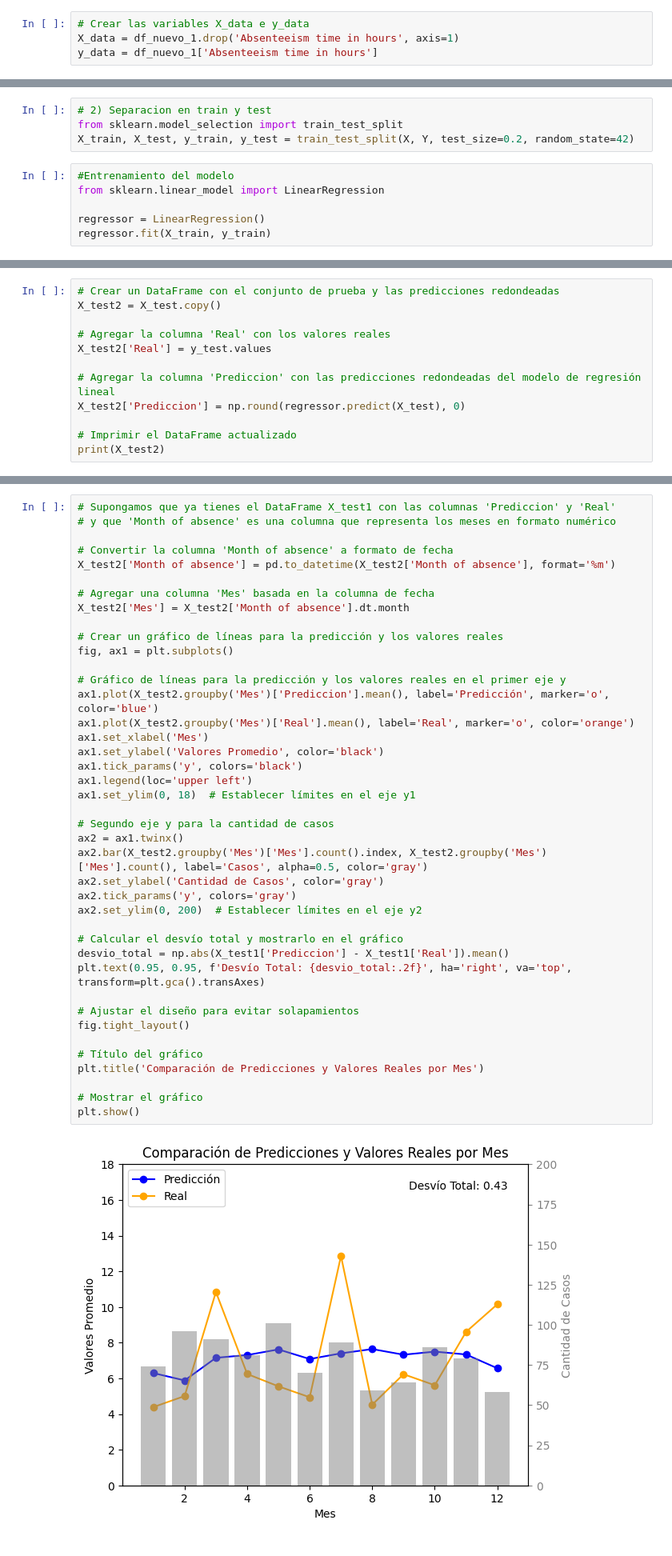
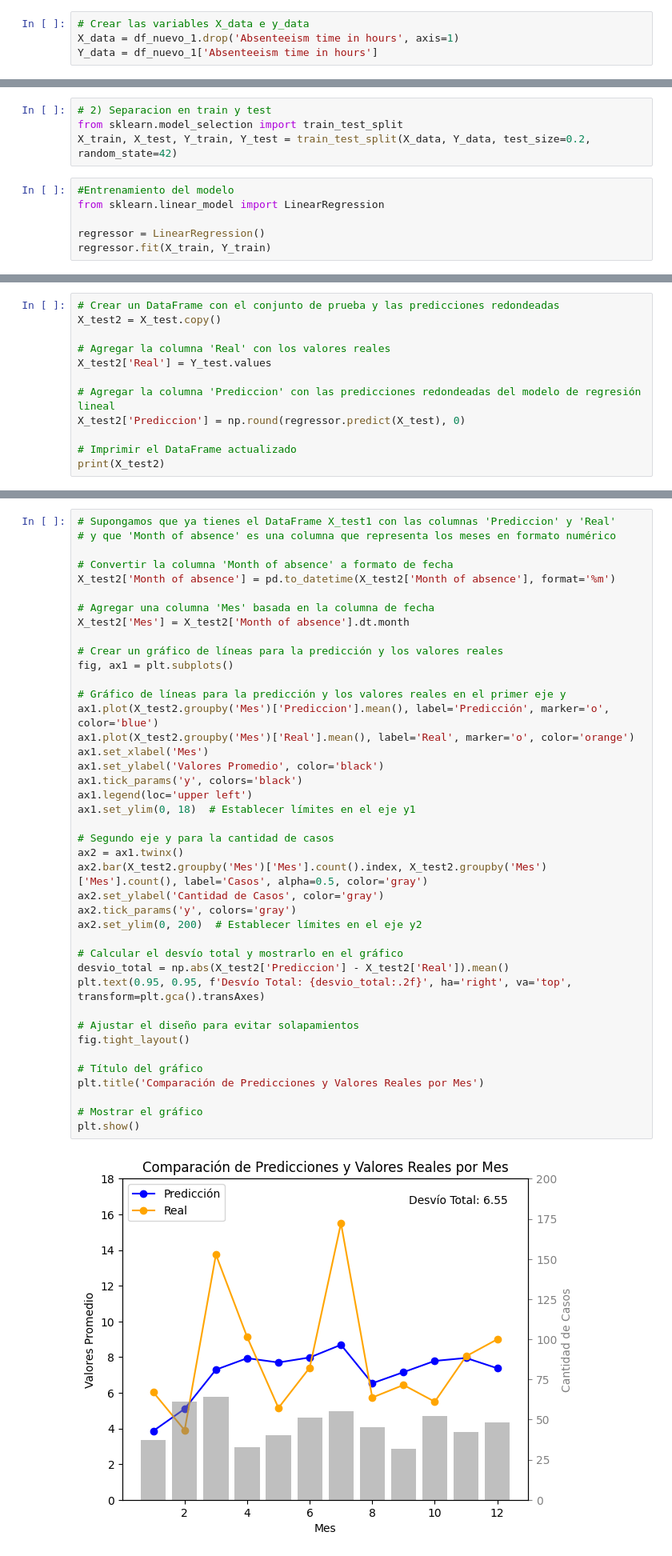
Before and after one commit to raulanegro/Chouse, a Jupyter notebook: Notebook_Final_Raul_Negro_version3_2.ipynb, the cells around one changed output, grey strips where cells are left out. Shown at 80% size. Cells and saved outputs as stored; diff of their text form.

```diff
--- a/Notebook_Final_Raul_Negro_version3_2.ipynb
+++ b/Notebook_Final_Raul_Negro_version3_2.ipynb
@@ -276,7 +261,7 @@ plt.show()
 # %%
 # Crear las variables X_data e y_data
 X_data = df_nuevo_1.drop('Absenteeism time in hours', axis=1)
-y_data = df_nuevo_1['Absenteeism time in hours']
+Y_data = df_nuevo_1['Absenteeism time in hours']
 # %% [markdown]
 # Random Forest
 # %%
@@ -476,13 +457,13 @@ Y = df_nuevo_1['Absenteeism time in hours']
 # %%
 # 2) Separacion en train y test
 from sklearn.model_selection import train_test_split
-X_train, X_test, y_train, y_test = train_test_split(X, Y, test_size=0.2, random_state=42)
+X_train, X_test, Y_train, Y_test = train_test_split(X_data, Y_data, test_size=0.2, random_state=42)
 # %%
 #Entrenamiento del modelo
 from sklearn.linear_model import LinearRegression
 
 regressor = LinearRegression()
-regressor.fit(X_train, y_train)
+regressor.fit(X_train, Y_train)
 # %% [output]
 LinearRegression()
 # %%
@@ -573,7 +566,7 @@ R-squared: 0.9715628373658771
 X_test2 = X_test.copy()
 
 # Agregar la columna 'Real' con los valores reales
-X_test2['Real'] = y_test.values
+X_test2['Real'] = Y_test.values
 
 # Agregar la columna 'Prediccion' con las predicciones redondeadas del modelo de regresión lineal
 X_test2['Prediccion'] = np.round(regressor.predict(X_test), 0)
@@ -612,35 +605,35 @@ X_test2['Mes'] = X_test2['Month of absence'].dt.month
 fig, ax1 = plt.subplots()
 
 # Gráfico de líneas para la predicción y los valores reales en el primer eje y
 ax1.plot(X_test2.groupby('Mes')['Prediccion'].mean(), label='Predicción', marker='o', color='blue')
 ax1.plot(X_test2.groupby('Mes')['Real'].mean(), label='Real', marker='o', color='orange')
 ax1.set_xlabel('Mes')
 ax1.set_ylabel('Valores Promedio', color='black')
 ax1.tick_params('y', colors='black')
 ax1.legend(loc='upper left')
 ax1.set_ylim(0, 18)  # Establecer límites en el eje y1
 
 # Segundo eje y para la cantidad de casos
 ax2 = ax1.twinx()
 ax2.bar(X_test2.groupby('Mes')['Mes'].count().index, X_test2.groupby('Mes')['Mes'].count(), label='Casos', alpha=0.5, color='gray')
 ax2.set_ylabel('Cantidad de Casos', color='gray')
 ax2.tick_params('y', colors='gray')
 ax2.set_ylim(0, 200)  # Establecer límites en el eje y2
 
 # Calcular el desvío total y mostrarlo en el gráfico
-desvio_total = np.abs(X_test1['Prediccion'] - X_test1['Real']).mean()
+desvio_total = np.abs(X_test2['Prediccion'] - X_test2['Real']).mean()
 plt.text(0.95, 0.95, f'Desvío Total: {desvio_total:.2f}', ha='right', va='top', transform=plt.gca().transAxes)
 
 # Ajustar el diseño para evitar solapamientos
 fig.tight_layout()
 
 # Título del gráfico
 plt.title('Comparación de Predicciones y Valores Reales por Mes')
 
 # Mostrar el gráfico
 plt.show()
 # %% [output]
-[figure, old version]
+[figure, new version]
 # %% [markdown]
 # LGBM
 # %%
```
Also changed, not shown: parts of 30 cells of this notebook.
